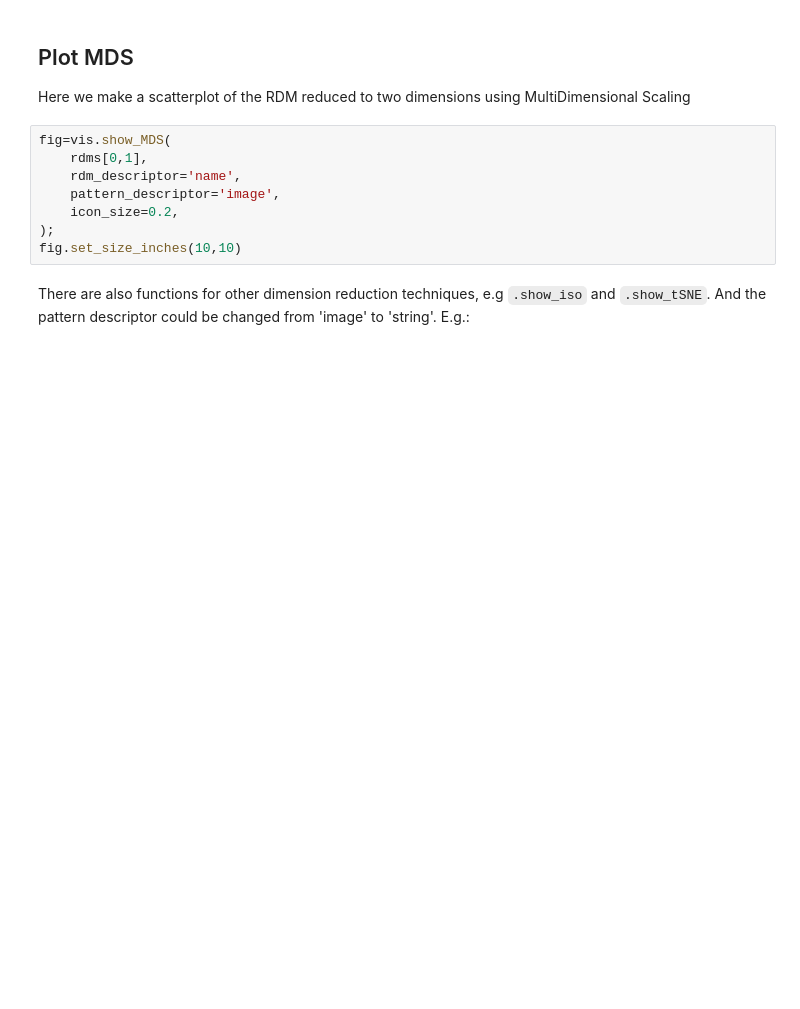
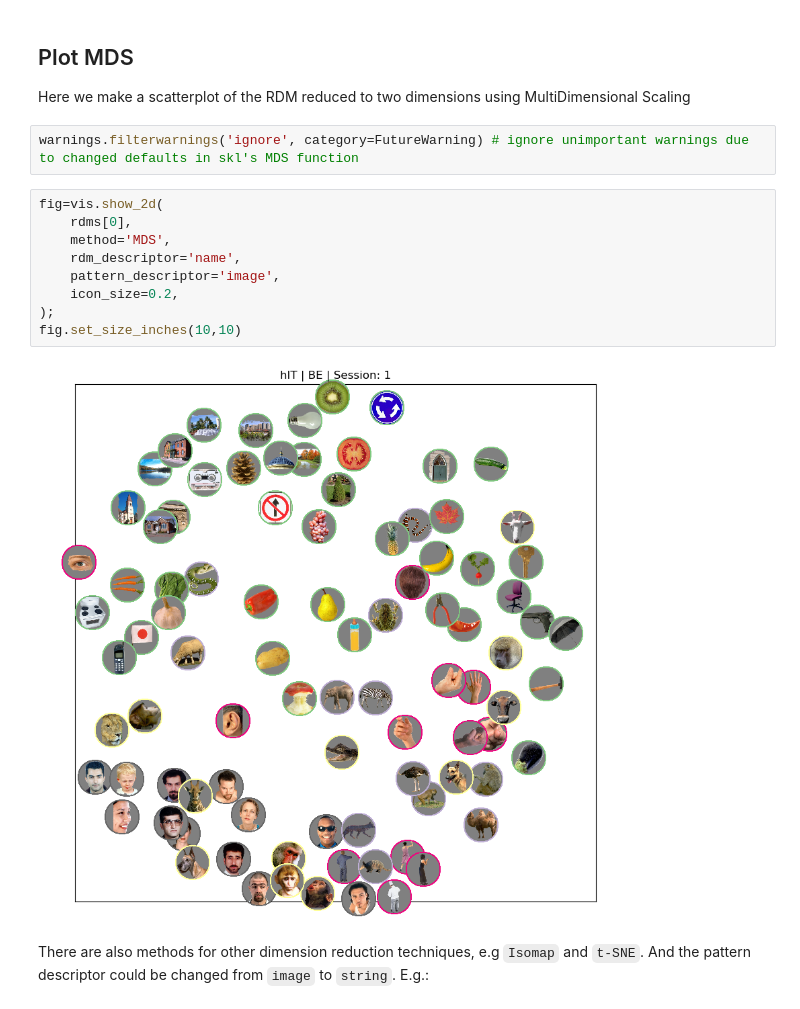
Before and after one commit to MRC-CBU/COGNESTIC, a Jupyter notebook: 09_MVPA_MRI/RSA/RSATOOLBOX_demo3_rdm_visualisation_92images_djm_2026.ipynb, the cells around one changed output. Cells and saved outputs as stored; diff of their text form; blank space fills up the shorter version.

```diff
--- a/09_MVPA_MRI/RSA/RSATOOLBOX_demo3_rdm_visualisation_92images_djm_2026.ipynb
+++ b/09_MVPA_MRI/RSA/RSATOOLBOX_demo3_rdm_visualisation_92images_djm_2026.ipynb
@@ -141,15 +151,20 @@ The saved RDM image is plotted below. It may look crisper than the inline view w
 ## Plot MDS
 
 Here we make a scatterplot of the RDM reduced to two dimensions using MultiDimensional Scaling
+# %%
+warnings.filterwarnings('ignore', category=FutureWarning) # ignore unimportant warnings due to changed defaults in skl's MDS function
 # %%
-fig=vis.show_MDS(
-    rdms[0,1],
+fig=vis.show_2d(
+    rdms[0],
+    method='MDS',
     rdm_descriptor='name',
     pattern_descriptor='image',
     icon_size=0.2,
 );
 fig.set_size_inches(10,10)
+# %% [output]
+[figure, added]
 # %% [markdown]
-There are also functions for other dimension reduction techniques, e.g `.show_iso` and `.show_tSNE`.
-And the pattern descriptor could be changed from 'image' to 'string'. E.g.:
+There are also methods for other dimension reduction techniques, e.g `Isomap` and `t-SNE`.
+And the pattern descriptor could be changed from `image` to `string`. E.g.:
 # %%
```
Also changed, not shown: parts of 6 cells of this notebook, 1 other file.
